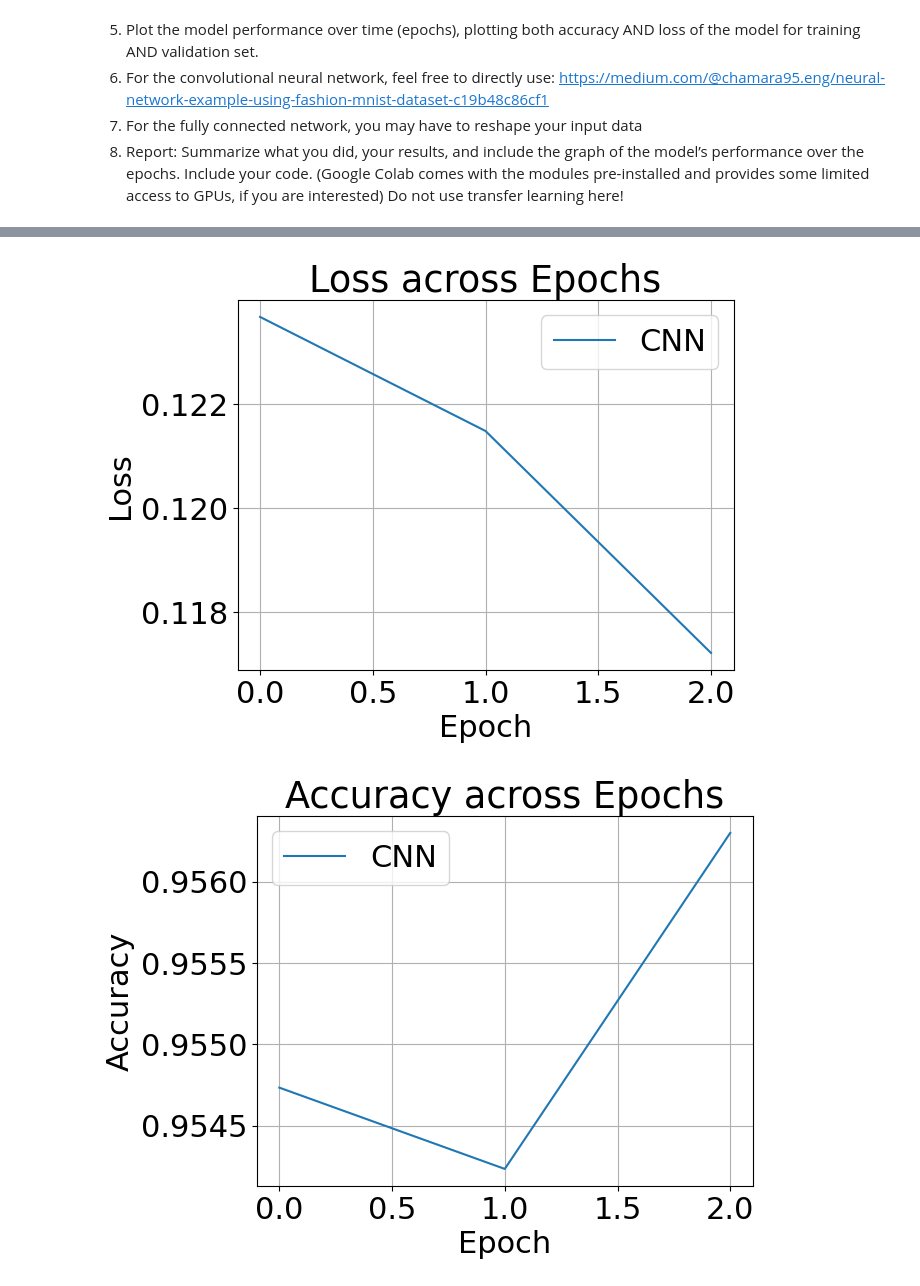
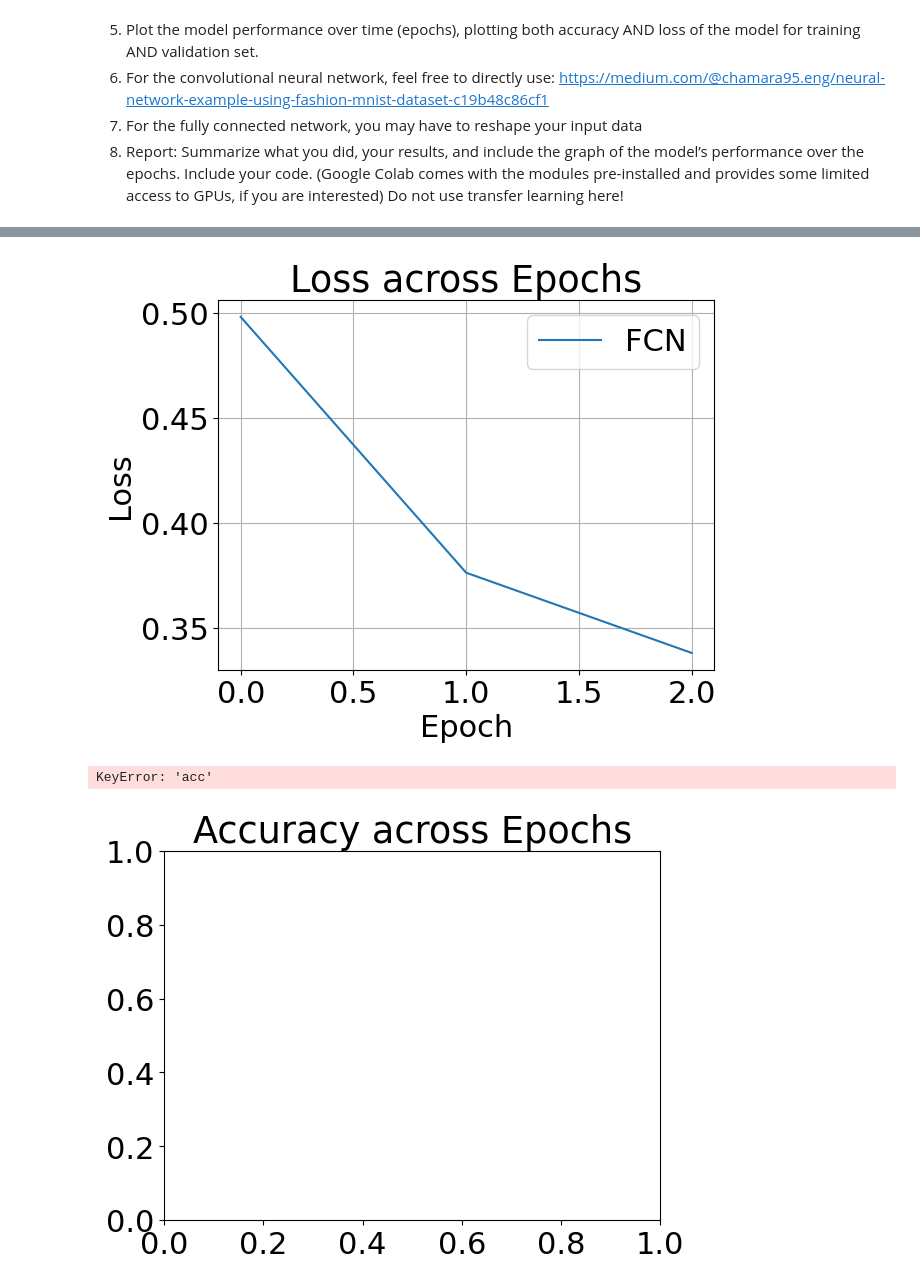
Before and after one commit to SethCram/CS404-Machine-RoboticVision, a Jupyter notebook: Assignments/Assignment7_TrainingNNs/FashionMnistCNNvsNN.ipynb, the cells around one changed output, grey strips where cells are left out. Cells and saved outputs as stored; diff of their text form; code cells hidden in the pictures.

```diff
--- a/Assignments/Assignment7_TrainingNNs/FashionMnistCNNvsNN.ipynb
+++ b/Assignments/Assignment7_TrainingNNs/FashionMnistCNNvsNN.ipynb
@@ -54,14 +54,14 @@ x_train = x_train/255.0
 x_test = x_test/255.0
 # %%
 #Model Construction
-model = keras.Sequential([
+model_FCN = keras.Sequential([
     keras.layers.Flatten(input_shape=(28,28)), #flatten input into a single input layer
     keras.layers.Dense(128, activation=tf.nn.relu), #hidden layer with 128 hidden nodes + relu activation funct
     keras.layers.Dense(10, activation=tf.nn.softmax) #out layer w/ 10 output nodes + softmax activation (prob of 0-1 summing to 1)
 ])
 
 #Model Configuration
-model.compile(
+model_FCN.compile(
     optimizer='adam',
     loss='sparse_categorical_crossentropy', #not sure why 'sparse'
     metrics=['accuracy']
@@ -71,13 +71,13 @@ model.compile(
 
 epochs = 3
 
-history_CNN = model.fit(
+history_FCN = model_FCN.fit(
     x_train,
     y_train_labels,
     epochs=epochs
 )
 
 #Model Evaluation
-test_loss_CNN, test_acc_CNN = model.evaluate(x_test, y_test_labels)
+test_loss_FCN, test_acc_FCN = model_FCN.evaluate(x_test, y_test_labels)
 # %% [output]
 Epoch 1/3
@@ -91,28 +90,29 @@ Epoch 3/3
 # %%
 #Plotting
 
 t = np.arange(epochs)
 
 #Loss Plot
 plt.rcParams.update({'font.size': 22})
 plt.title("Loss across Epochs")
-plt.plot(t, history_CNN.history['loss'], label='CNN')
-#plt.plot(t, history_FC.history['loss'], label='FC')
+#plt.plot(t, history_CNN.history['loss'], label='CNN')
+plt.plot(t, history_FCN.history['loss'], label='FCN')
 plt.ylabel('Loss')
 plt.xlabel('Epoch')
 plt.legend()
 plt.grid()
 plt.show()
 
 #Accuracy Plot
 plt.title("Accuracy across Epochs")
-plt.plot(t, history_CNN.history['accuracy'], label='CNN')
-#plt.plot(t, history_FC.history['acc'], label='FC')
+#plt.plot(t, history_CNN.history['accuracy'], label='CNN')
+plt.plot(t, history_FCN.history['accuracy'], label='FCN')
 plt.ylabel('Accuracy')
 plt.xlabel('Epoch')
 plt.legend()
 plt.grid()
 plt.show()
 # %% [output]
-[figure, old version]
+[figure, new version]
+KeyError: 'acc'
-[figure, old version]
+[figure, new version]
```
Also changed, not shown: parts of 1 cell of this notebook.
